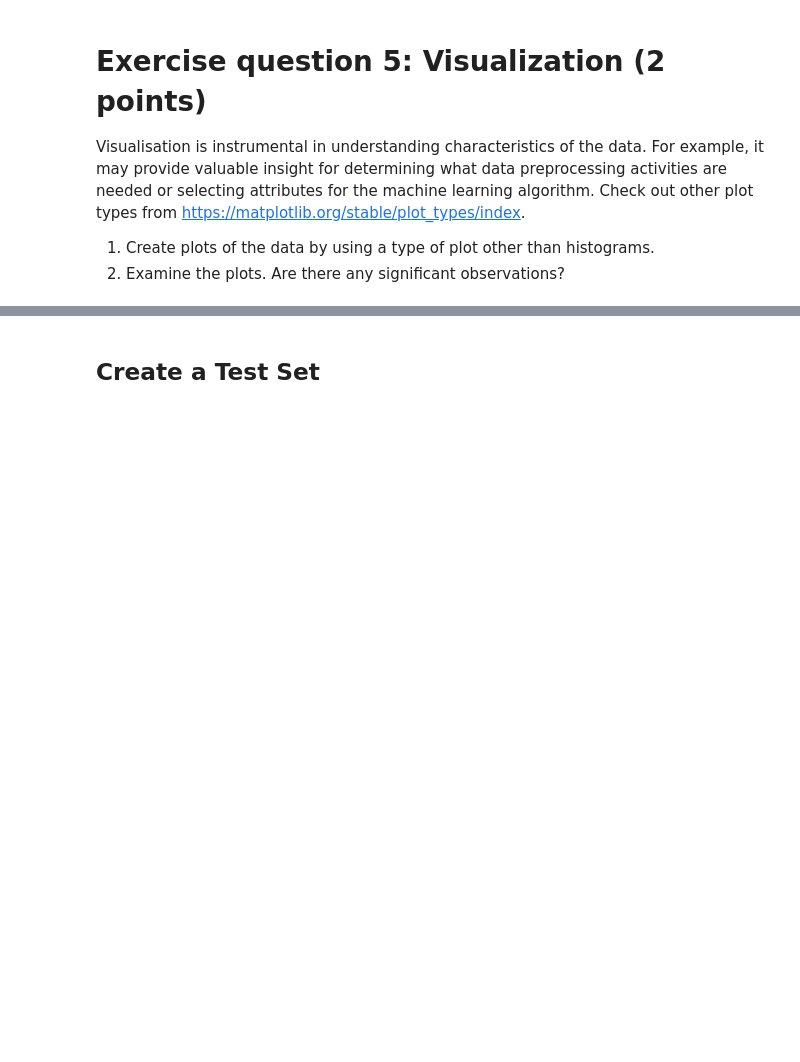
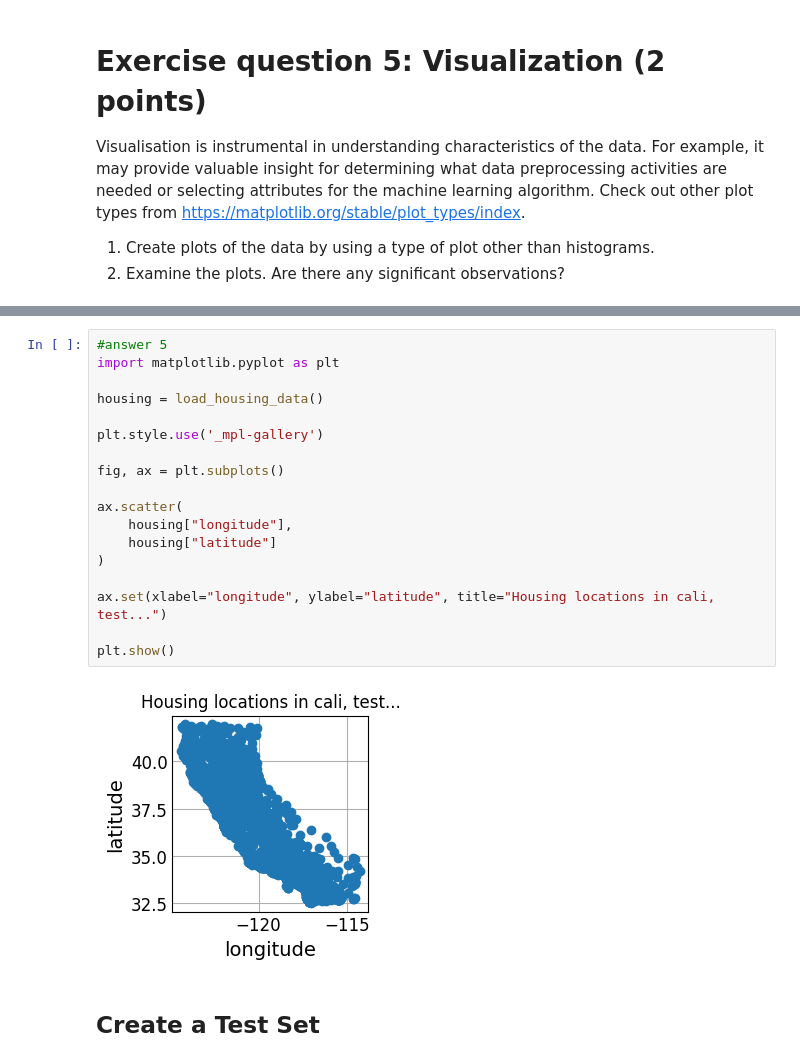
Before and after one commit to ipee3/Google-Trends-ML, a Jupyter notebook: 02_end_to_end_machine_learning_project.ipynb, the cells around one changed output, grey strips where cells are left out. Cells and saved outputs as stored; diff of their text form; blank space fills up the shorter version.

```diff
--- a/02_end_to_end_machine_learning_project.ipynb
+++ b/02_end_to_end_machine_learning_project.ipynb
@@ -210,3 +225,23 @@ Check out other plot types from https://matplotlib.org/stable/plot_types/index.
+# %%
+#answer 5
+import matplotlib.pyplot as plt
+
+housing = load_housing_data()
+
+plt.style.use('_mpl-gallery')
+
+fig, ax = plt.subplots()
+
+ax.scatter(
+    housing["longitude"],
+    housing["latitude"]
+)
+
+ax.set(xlabel="longitude", ylabel="latitude", title="Housing locations in cali, test...")
+
+plt.show()
+# %% [output]
+[figure, added]
 # %% [markdown]
 ## Create a Test Set
 # %%
```
Also changed, not shown: parts of 7 cells of this notebook.
